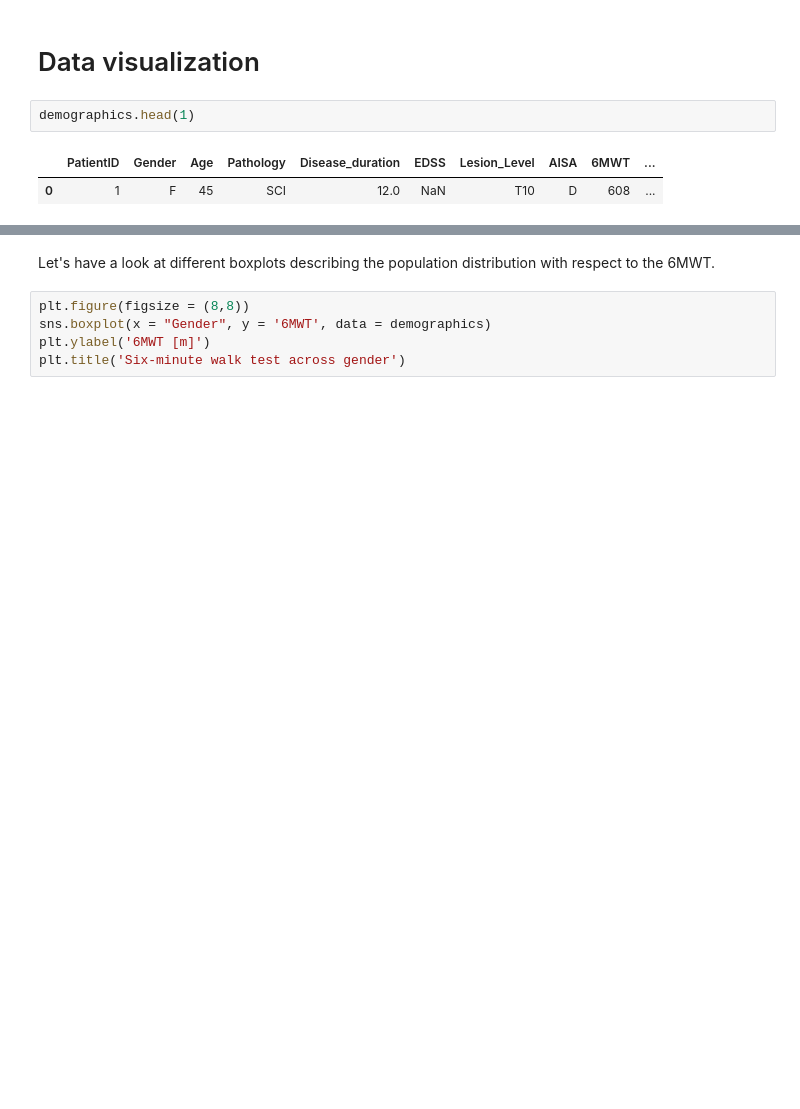
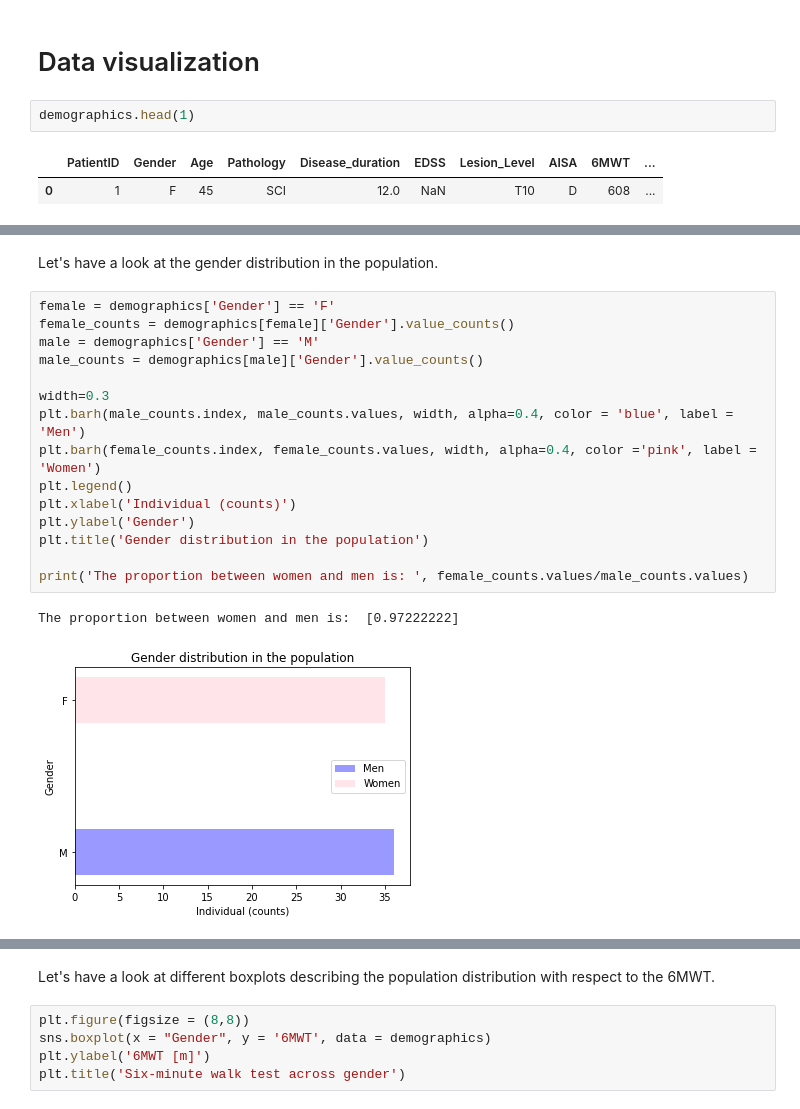
Before and after one commit to paulinegut/Gait-analysis, a Jupyter notebook: FinalProject_6MWTprediction.ipynb, the cells around one changed output, grey strips where cells are left out. Cells and saved outputs as stored; diff of their text form; blank space fills up the shorter version.

```diff
--- a/FinalProject_6MWTprediction.ipynb
+++ b/FinalProject_6MWTprediction.ipynb
@@ -113,0 +127,20 @@ demographics.head(1)
+# %% [markdown]
+Let's have a look at the gender distribution in the population.
+# %%
+female = demographics['Gender'] == 'F'
+female_counts = demographics[female]['Gender'].value_counts()
+male = demographics['Gender'] == 'M'
+male_counts = demographics[male]['Gender'].value_counts()
+
+width=0.3
+plt.barh(male_counts.index, male_counts.values, width, alpha=0.4, color = 'blue', label = 'Men')
+plt.barh(female_counts.index, female_counts.values, width, alpha=0.4, color ='pink', label = 'Women')
+plt.legend()
+plt.xlabel('Individual (counts)')
+plt.ylabel('Gender')
+plt.title('Gender distribution in the population')
+
+print('The proportion between women and men is: ', female_counts.values/male_counts.values)
+# %% [output]
+The proportion between women and men is:  [0.97222222]
+[figure, added]
```
Also changed, not shown: parts of 33 cells of this notebook.
